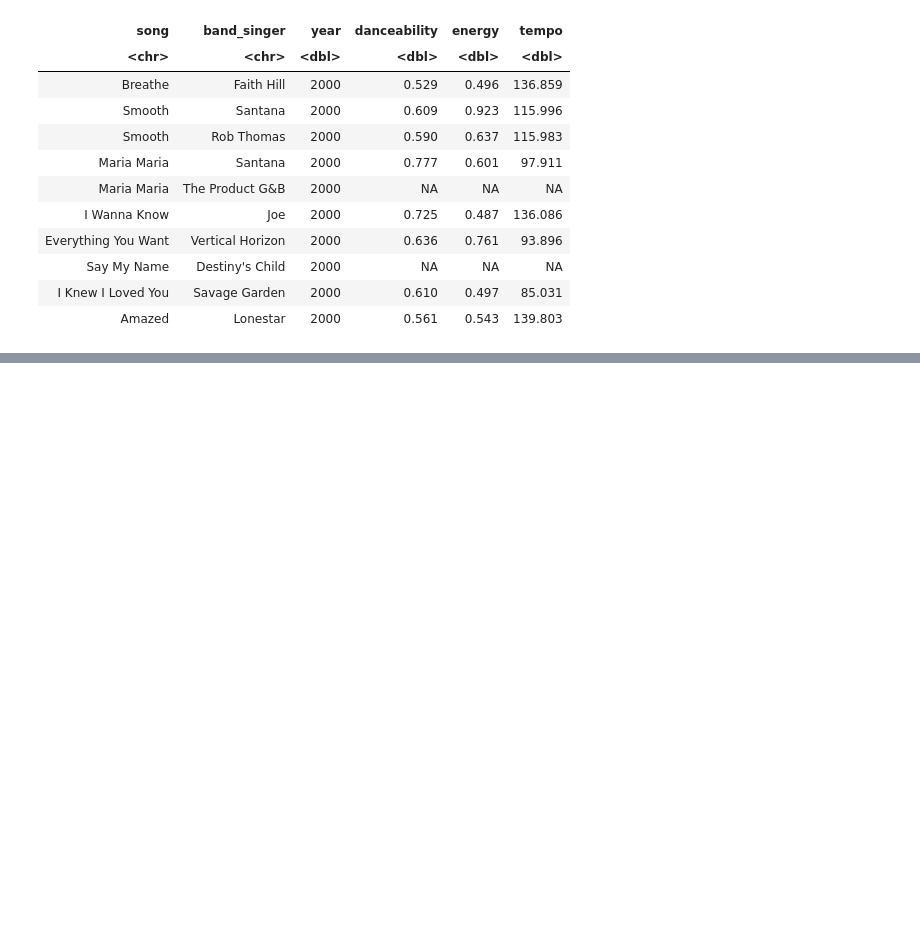
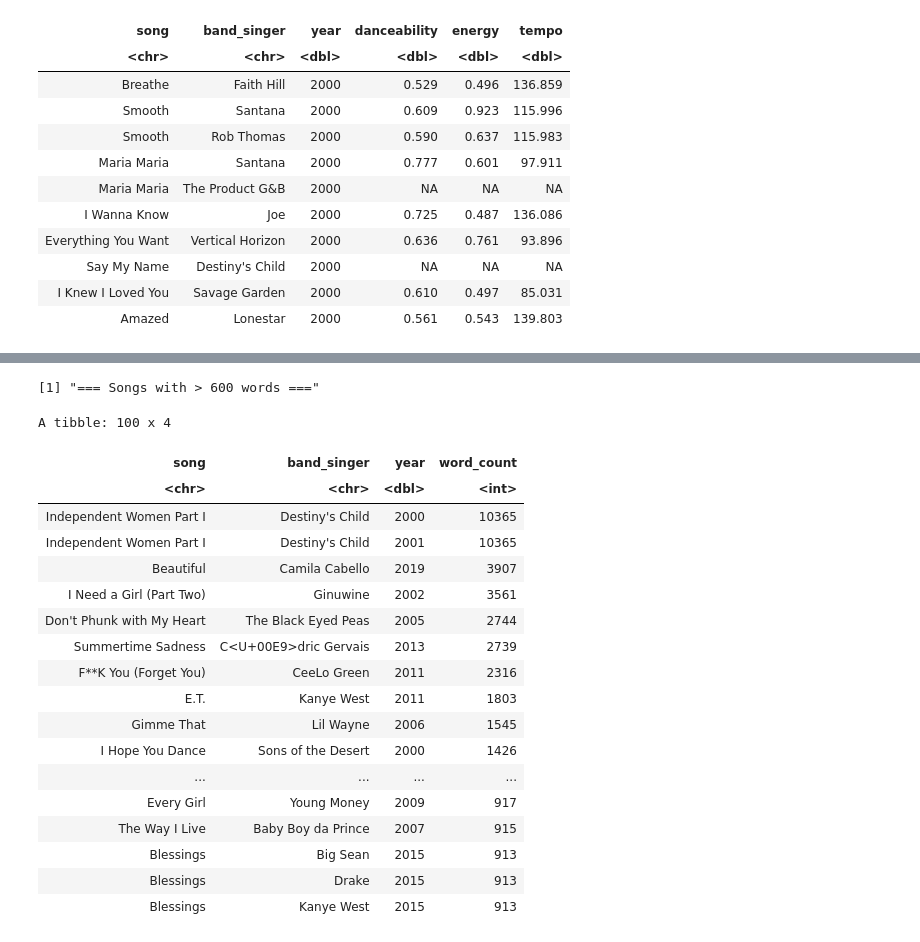
Before and after one commit to klorine28/datasci-vis, a Jupyter notebook: wrangling and transformation/cleaning/billboard_cleaning.ipynb, the cells around one changed output, grey strips where cells are left out. Cells and saved outputs as stored; diff of their text form; code cells hidden in the pictures; blank space fills up the shorter version.

```diff
--- a/wrangling and transformation/cleaning/billboard_cleaning.ipynb
+++ b/wrangling and transformation/cleaning/billboard_cleaning.ipynb
@@ -120,0 +154,29 @@ A tibble: 5 x 4
+# %%
+# Show songs that are too long
+print("=== Songs with > 600 words ===")
+df_word_count %>%
+  filter(length_category == "Too Long (>600)") %>%
+  select(song, band_singer, year, word_count) %>%
+  arrange(desc(word_count)) %>%
+  head(100)
+# %% [output]
+[1] "=== Songs with > 600 words ==="
+A tibble: 100 x 4
+| song | band_singer | year | word_count |
+| <chr> | <chr> | <dbl> | <int> |
+| Independent Women Part I | Destiny's Child | 2000 | 10365 |
+| Independent Women Part I | Destiny's Child | 2001 | 10365 |
+| Beautiful | Camila Cabello | 2019 | 3907 |
+| I Need a Girl (Part Two) | Ginuwine | 2002 | 3561 |
+| Don't Phunk with My Heart | The Black Eyed Peas | 2005 | 2744 |
+| Summertime Sadness | C<U+00E9>dric Gervais | 2013 | 2739 |
+| F**K You (Forget You) | CeeLo Green | 2011 | 2316 |
+| E.T. | Kanye West | 2011 | 1803 |
+| Gimme That | Lil Wayne | 2006 | 1545 |
+| I Hope You Dance | Sons of the Desert | 2000 | 1426 |
+| ... | ... | ... | ... |
+| Every Girl | Young Money | 2009 | 917 |
+| The Way I Live | Baby Boy da Prince | 2007 | 915 |
+| Blessings | Big Sean | 2015 | 913 |
+| Blessings | Drake | 2015 | 913 |
+| Blessings | Kanye West | 2015 | 913 |
```
Also changed, not shown: parts of 21 cells of this notebook, 13 other files.
